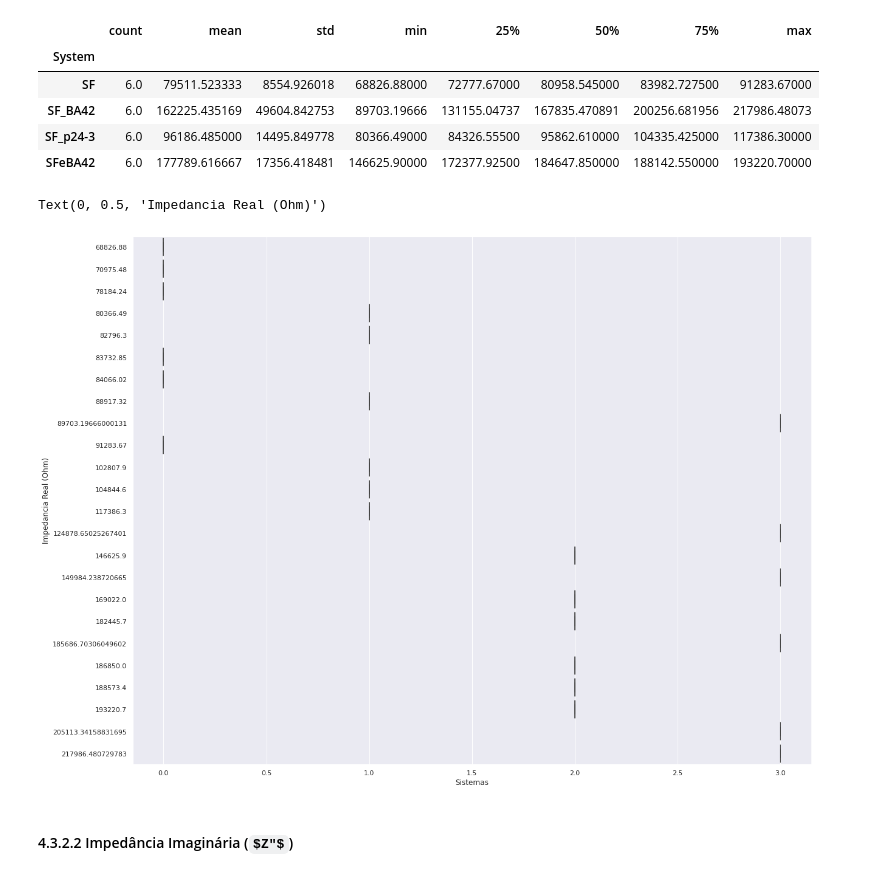
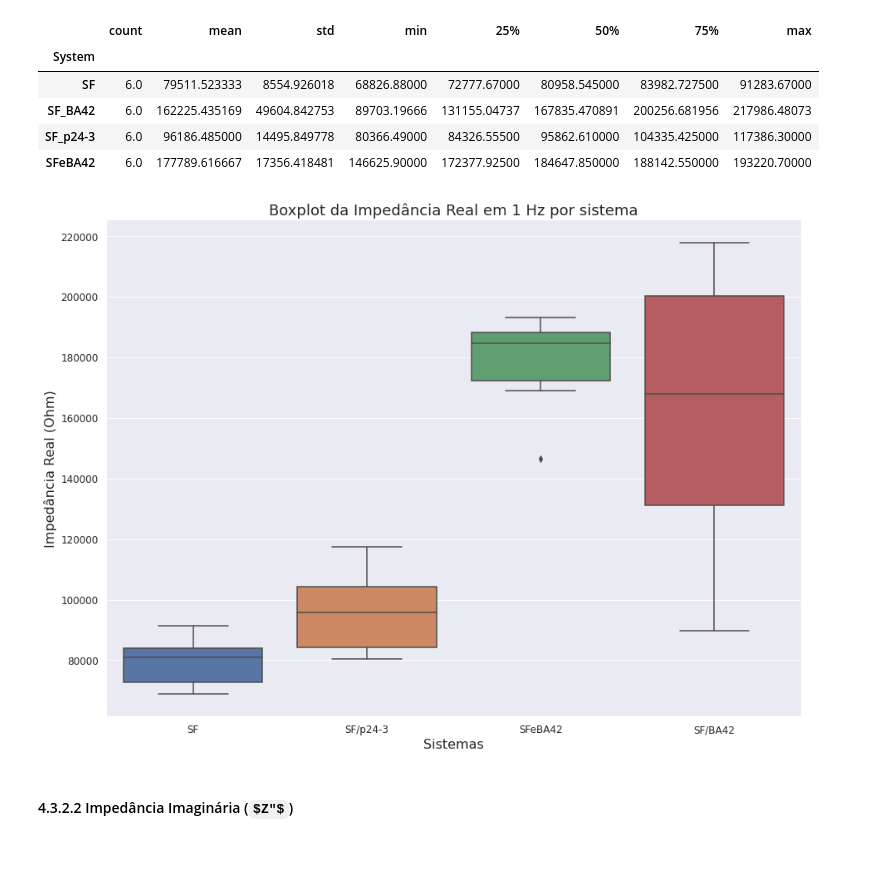
Before and after one commit to alyyokomichi/Impedance_Biosensor, a Jupyter notebook: Impedance_Biosensor.ipynb, the cells around one changed output. Saved outputs shown, nothing was run; the diff lists cells and outputs as text; code cells hidden in the pictures; some formulas as TeX source.

```diff
--- a/Impedance_Biosensor.ipynb
+++ b/Impedance_Biosensor.ipynb
@@ -69,7 +69,7 @@ Cada arquivo contem a resposta de um sistema em relação a uma determinada conc
 Para facilitar a análise dos dados, decidiu-se montar dataframes de apenas um parâmetro ($Z'$, $Z"$, ou $Z$), agrupando os dados de todos os sistemas (SF, SF/p24-3, SF/BA42 e SFeBA42) com as diferentes concentrações do anticorpo (0 - 0.5 - 1 - 5 - 7.5 - 10 $\mu g/mL$). Para cada arquivo lido, cada coluna foi adicionada à respectiva lista e posteriormente transformadas em dataframes.
 # %%
 concentracao = [0, 500, 1000, 5000, 7500, 10000]
-sistemas = ['SF', 'SF_p24-3', 'SF_BA42', 'SFeBA42']
+sistemas = ['SF', 'SF_p24-3', 'SFeBA42', 'SF_BA42']
 Z1 = []      # lista para armazenar os dados de impedância real
 Z2 = []      # lista para armazenar os dados de impedância imaginaria
 Z = []       # lista para armazenar os dados da magnitude da impedância
@@ -80,13 +80,10 @@ for s in sistemas:
   for c in concentracao:
     arq = pd.read_csv(f'{s}_{c}ng.csv', sep=',')
     arq.set_index('Frequency (Hz)', inplace=True)
-    IR = arq['Impedance Real (Ohms)']
-    II = arq['Impedance Imaginary (Ohms)']
-    IM = arq['Impedance Magnitude (Ohms)']
+    Z1.append(arq['Impedance Real (Ohms)'])               # armazenando dados lidos
+    Z2.append(arq['Impedance Imaginary (Ohms)'])
+    Z.append(arq['Impedance Magnitude (Ohms)'])
     D.append([c/1000, s])       # armazenando concentracao e sistema
-    Z1.append(IR)               # armazenando dados lidos
-    Z2.append(II)
-    Z.append(IM)
 # %%
 # Transformando dados coletados em dataframe
 Z1 = pd.DataFrame(Z1)      # dataframe com os dados de Impedância Real
@@ -372,16 +368,24 @@ Z1.groupby('System')[1].describe()
 | SF_BA42 | 6.0 | 162225.435169 | 49604.842753 | 89703.19666 | 131155.04737 | 167835.470891 | 200256.681956 | 217986.48073 |
 | SF_p24-3 | 6.0 | 96186.485000 | 14495.849778 | 80366.49000 | 84326.55500 | 95862.610000 | 104335.425000 | 117386.30000 |
 | SFeBA42 | 6.0 | 177789.616667 | 17356.418481 | 146625.90000 | 172377.92500 | 184647.850000 | 188142.550000 | 193220.70000 |
+# %%
+#incluir coluna numerando os sistemas para conseguir fazer boxplot
+Z1['NumSystem'] = Z1['System'].map({'SF':0, 'SF_p24-3':1, 'SFeBA42':2, 'SF_BA42':3})
+# %%
+# Lista para renomear eixo X do boxplot
+sist= ['SF', 'SF/p24-3', 'SFeBA42', 'SF/BA42']
 # %%
 # Impedância Real _ Boxplot
-#Z1['NumSystem'] = Z1['System'].map({'SF':0, 'SF_p24-3':1, 'SFeBA42':2, 'SF_BA42':3}) #incluir coluna para conseguir fazer boxplot
-sns.set(rc={'figure.figsize':(20,16)})
-ax = sns.boxplot(x='NumSystem', y=1, data=Z1, orient='h')
-ax.set_xlabel('Sistemas')
-ax.set_ylabel('Impedancia Real (Ohm)')
+
+sns.set(rc={'figure.figsize':(15,11)})
+ax = sns.boxplot(x='NumSystem', y=Z1[1], data= Z1, orient='v')
+ax.set_title('Boxplot da Impedância Real em 1 Hz por sistema', fontsize=18)
+ax.set_xlabel('Sistemas', fontsize=16)
+ax.set_ylabel('Impedância Real (Ohm)', fontsize=16)
+ax.set_xticklabels(sist, fontsize=16)
+ax.tick_params(labelsize=12)
 # %% [output]
-Text(0, 0.5, 'Impedancia Real (Ohm)')
-[figure, old version]
+[figure, new version]
 # %% [markdown]
 #### 4.3.2.2 Impedância Imaginária ($Z"$)
 # %%
```
Also changed, not shown: parts of 14 cells of this notebook.
